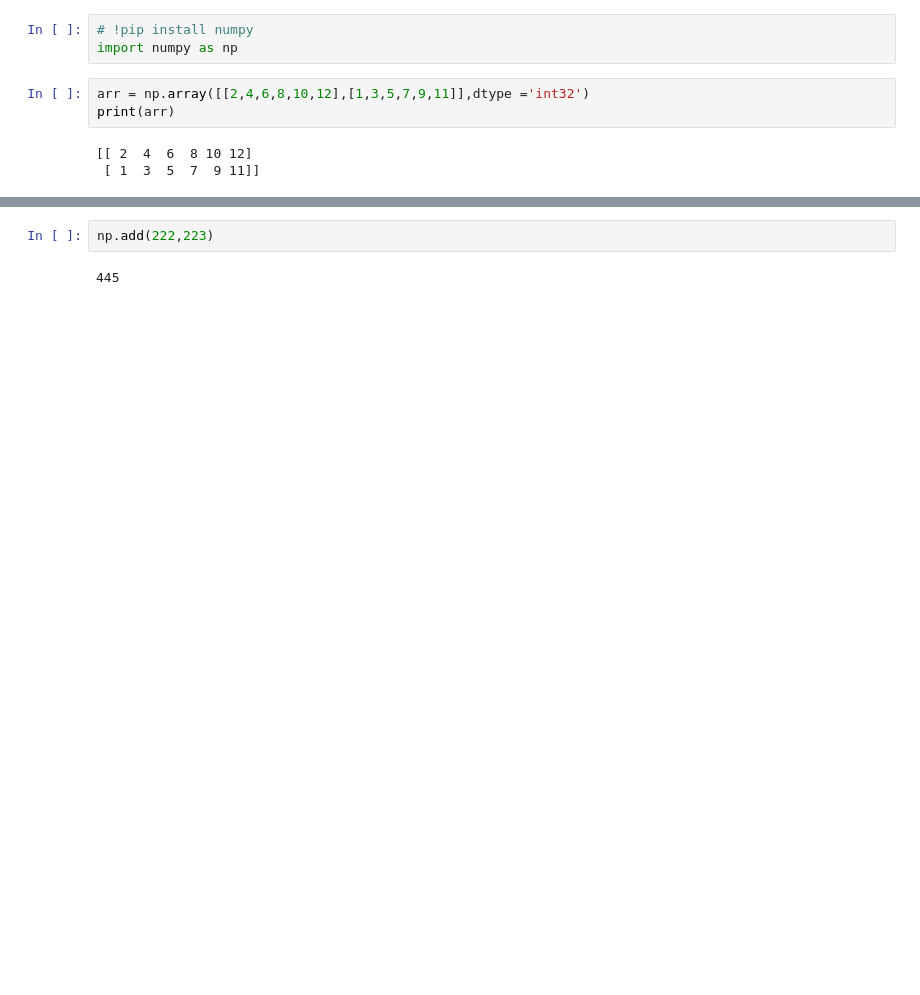
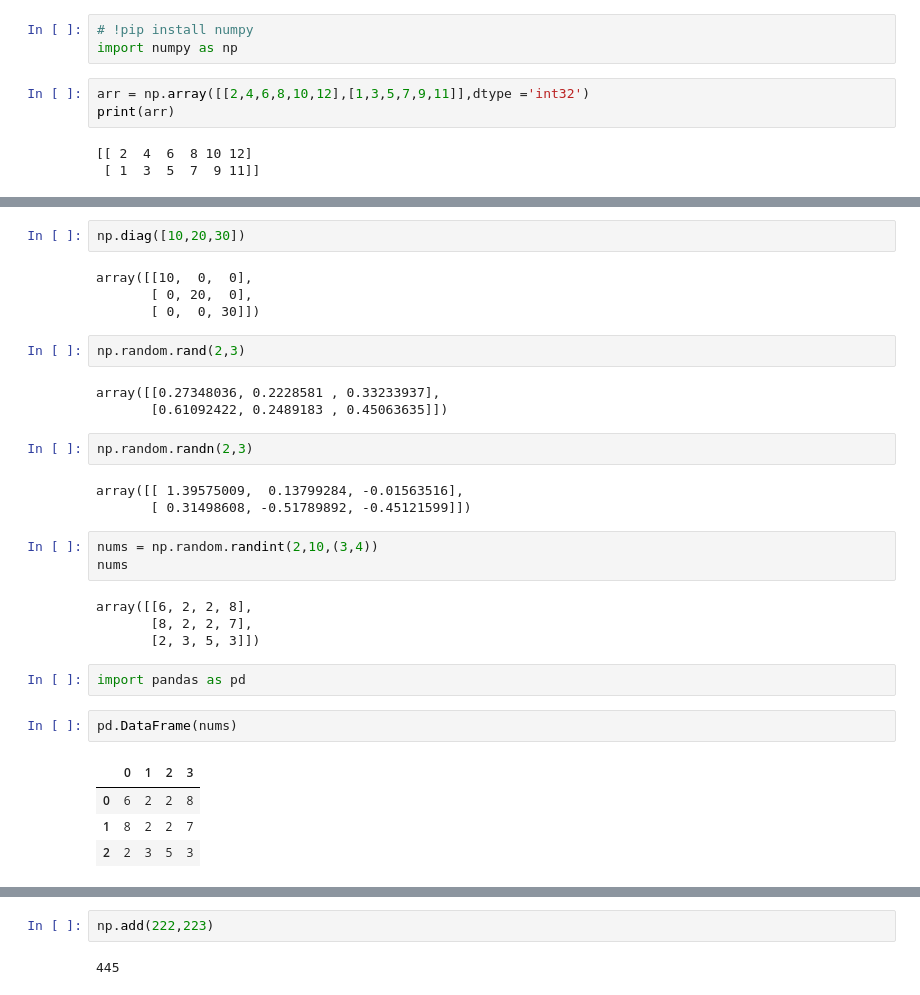
Before and after one commit to rishabhrathore055/DataScience, a Jupyter notebook: Numpy/Numpy.ipynb, the cells around one changed output, grey strips where cells are left out. Drawn from its saved outputs; the diff is of its cells as text; blank space fills up the shorter version.

```diff
--- a/Numpy/Numpy.ipynb
+++ b/Numpy/Numpy.ipynb
@@ -29,0 +124,32 @@ dtype('int32')
+# %%
+np.diag([10,20,30])
+# %% [output]
+array([[10,  0,  0],
+       [ 0, 20,  0],
+       [ 0,  0, 30]])
+# %%
+np.random.rand(2,3)
+# %% [output]
+array([[0.27348036, 0.2228581 , 0.33233937],
+       [0.61092422, 0.2489183 , 0.45063635]])
+# %%
+np.random.randn(2,3)
+# %% [output]
+array([[ 1.39575009,  0.13799284, -0.01563516],
+       [ 0.31498608, -0.51789892, -0.45121599]])
+# %%
+nums = np.random.randint(2,10,(3,4))
+nums
+# %% [output]
+array([[6, 2, 2, 8],
+       [8, 2, 2, 7],
+       [2, 3, 5, 3]])
+# %%
+import pandas as pd
+# %%
+pd.DataFrame(nums)
+# %% [output]
+|  | 0 | 1 | 2 | 3 |
+| 0 | 6 | 2 | 2 | 8 |
+| 1 | 8 | 2 | 2 | 7 |
+| 2 | 2 | 3 | 5 | 3 |
```
Also changed, not shown: parts of 194 cells of this notebook, 2 other files.
